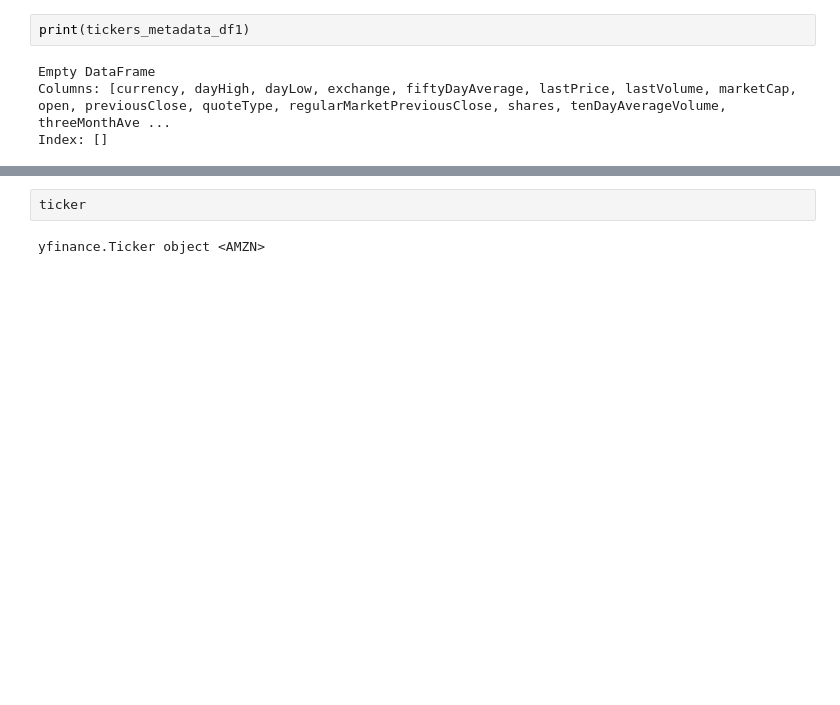
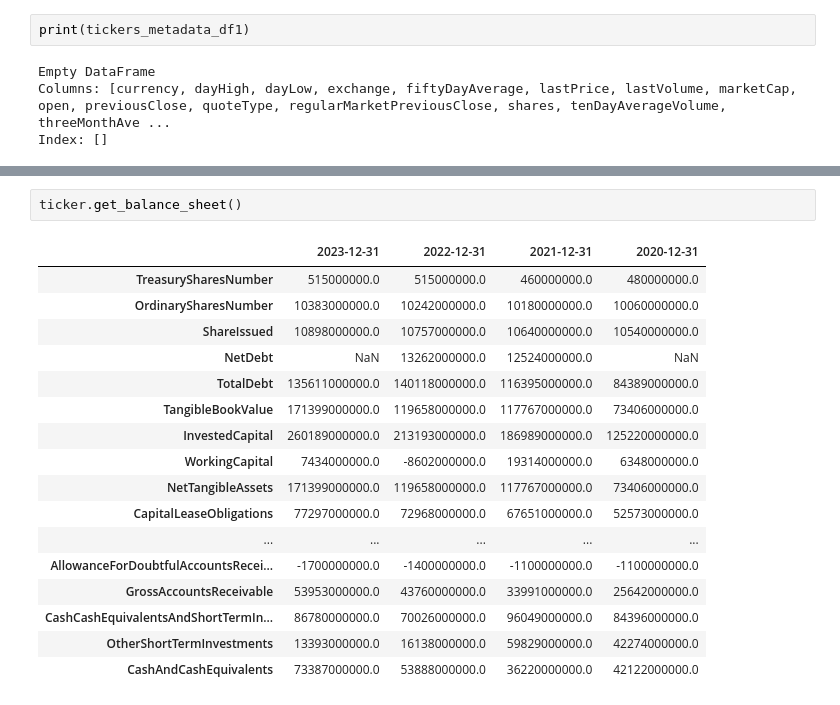
Before and after one commit to coppeneur/finance-kg, a Jupyter notebook: data_accumulation.ipynb, the cells around one changed output, grey strips where cells are left out. Saved outputs shown, nothing was run; the diff lists cells and outputs as text; blank space fills up the shorter version.

```diff
--- a/data_accumulation.ipynb
+++ b/data_accumulation.ipynb
@@ -107,4 +108,20 @@ ticker.get_info()
 # %%
-ticker
+ticker.get_balance_sheet()
 # %% [output]
-yfinance.Ticker object <AMZN>
+|  | 2023-12-31 | 2022-12-31 | 2021-12-31 | 2020-12-31 |
+| TreasurySharesNumber | 515000000.0 | 515000000.0 | 460000000.0 | 480000000.0 |
+| OrdinarySharesNumber | 10383000000.0 | 10242000000.0 | 10180000000.0 | 10060000000.0 |
+| ShareIssued | 10898000000.0 | 10757000000.0 | 10640000000.0 | 10540000000.0 |
+| NetDebt | NaN | 13262000000.0 | 12524000000.0 | NaN |
+| TotalDebt | 135611000000.0 | 140118000000.0 | 116395000000.0 | 84389000000.0 |
+| TangibleBookValue | 171399000000.0 | 119658000000.0 | 117767000000.0 | 73406000000.0 |
+| InvestedCapital | 260189000000.0 | 213193000000.0 | 186989000000.0 | 125220000000.0 |
+| WorkingCapital | 7434000000.0 | -8602000000.0 | 19314000000.0 | 6348000000.0 |
+| NetTangibleAssets | 171399000000.0 | 119658000000.0 | 117767000000.0 | 73406000000.0 |
+| CapitalLeaseObligations | 77297000000.0 | 72968000000.0 | 67651000000.0 | 52573000000.0 |
+| ... | ... | ... | ... | ... |
+| AllowanceForDoubtfulAccountsRecei... | -1700000000.0 | -1400000000.0 | -1100000000.0 | -1100000000.0 |
+| GrossAccountsReceivable | 53953000000.0 | 43760000000.0 | 33991000000.0 | 25642000000.0 |
+| CashCashEquivalentsAndShortTermIn... | 86780000000.0 | 70026000000.0 | 96049000000.0 | 84396000000.0 |
+| OtherShortTermInvestments | 13393000000.0 | 16138000000.0 | 59829000000.0 | 42274000000.0 |
+| CashAndCashEquivalents | 73387000000.0 | 53888000000.0 | 36220000000.0 | 42122000000.0 |
```
Also changed, not shown: parts of 4 cells of this notebook, 6 other files.
